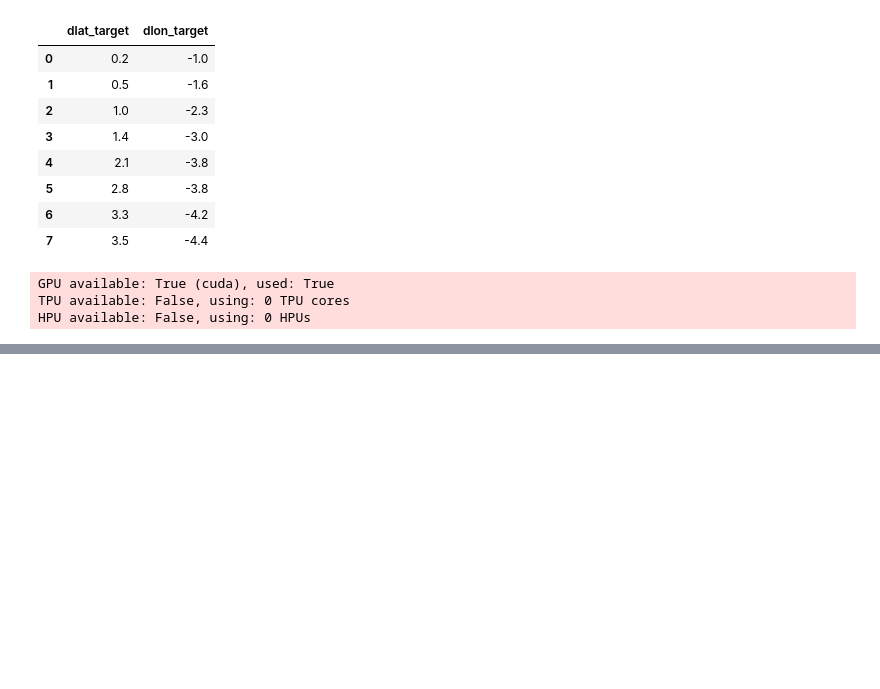
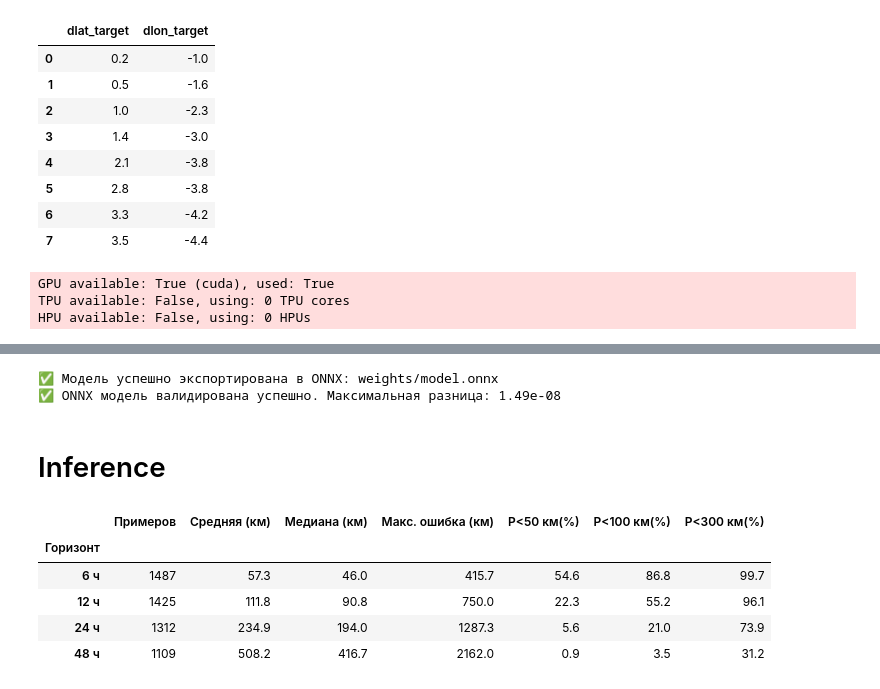
Before and after one commit to winchesterdeeplay/tc_prediction, a Jupyter notebook: train.ipynb, the cells around one changed output, grey strips where cells are left out. Drawn from its saved outputs; the diff is of its cells as text; code cells hidden in the pictures; blank space fills up the shorter version.

```diff
--- a/train.ipynb
+++ b/train.ipynb
@@ -246,7 +255,7 @@ for X_h, y_h, label in horizon_sets:
     res["Горизонт"] = label
     rows.append(res)
 
-df = (
+df_metrics = (
     pd.DataFrame(rows)
     .rename(
         columns={
@@ -263,7 +272,7 @@ df = (
     .round(1)
 )
 
-print(df.to_string())
+print(df_metrics.to_string())
 # %% [output]
           Примеров  Средняя (км)  Медиана (км)  Макс. ошибка (км)  P<50 км(%)  P<100 км(%)  P<300 км(%)
 Горизонт
@@ -292,0 +285,7 @@ for cyclone_id in unique_cyclones:
+# %%
+model.export_to_onnx(export_model_path)
+# %% [output]
+✅ Модель успешно экспортирована в ONNX: weights/model.onnx
+✅ ONNX модель валидирована успешно. Максимальная разница: 1.49e-08
+# %% [markdown]
+# Inference
@@ -292,0 +296,9 @@ for cyclone_id in unique_cyclones:
+# %%
+df
+# %% [output]
+|  | Примеров | Средняя (км) | Медиана (км) | Макс. ошибка (км) | P<50 км(%) | P<100 км(%) | P<300 км(%) |
+| Горизонт |  |  |  |  |  |  |  |
+| 6 ч | 1487 | 57.3 | 46.0 | 415.7 | 54.6 | 86.8 | 99.7 |
+| 12 ч | 1425 | 111.8 | 90.8 | 750.0 | 22.3 | 55.2 | 96.1 |
+| 24 ч | 1312 | 234.9 | 194.0 | 1287.3 | 5.6 | 21.0 | 73.9 |
+| 48 ч | 1109 | 508.2 | 416.7 | 2162.0 | 0.9 | 3.5 | 31.2 |
```
Also changed, not shown: parts of 9 cells of this notebook, 22 other files.
